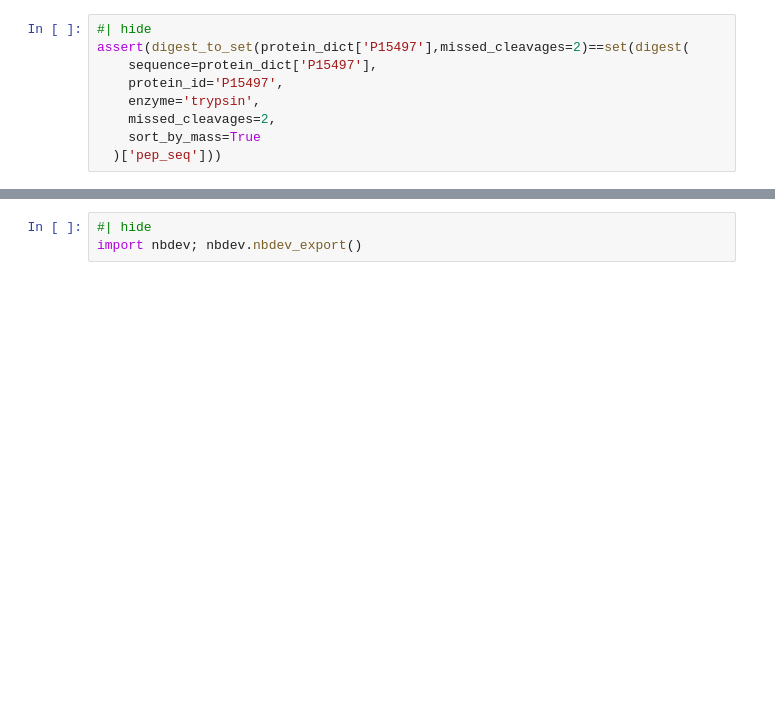
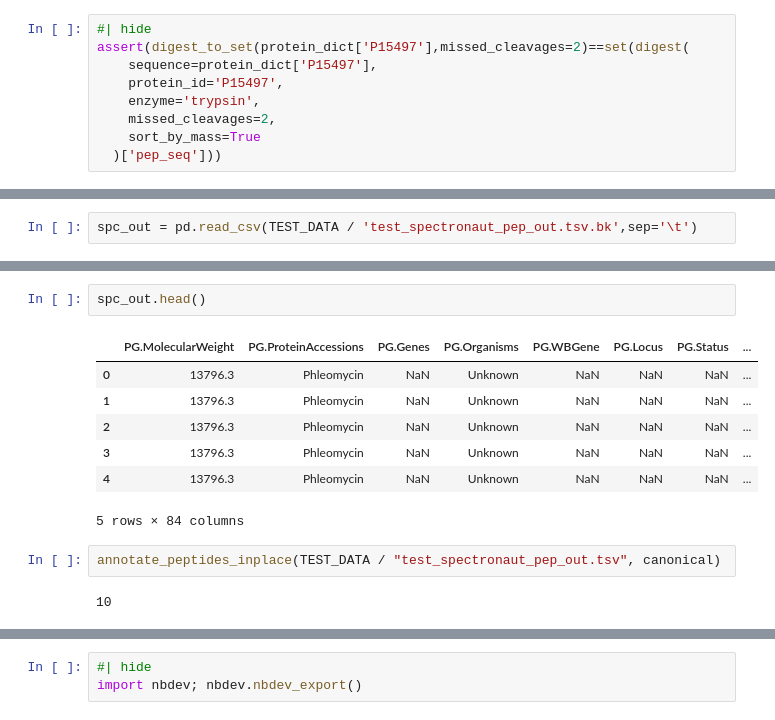
Before and after one commit to mtinti/protein_cutter, a Jupyter notebook: nbs/00_core.ipynb, the cells around one changed output, grey strips where cells are left out. Cells and saved outputs as stored; diff of their text form; blank space fills up the shorter version.

Commit message:
add parsing logic for spectronaut output

```diff
--- a/nbs/00_core.ipynb
+++ b/nbs/00_core.ipynb
@@ -329,0 +510,2 @@ assert(digest_to_set(protein_dict['P15497'],missed_cleavages=2)==set(digest(
+# %%
+spc_out = pd.read_csv(TEST_DATA / 'test_spectronaut_pep_out.tsv.bk',sep='\t')
@@ -329,0 +526,14 @@ assert(digest_to_set(protein_dict['P15497'],missed_cleavages=2)==set(digest(
+# %%
+spc_out.head()
+# %% [output]
+|  | PG.MolecularWeight | PG.ProteinAccessions | PG.Genes | PG.Organisms | PG.WBGene | PG.Locus | PG.Status | ... |
+| 0 | 13796.3 | Phleomycin | NaN | Unknown | NaN | NaN | NaN | ... |
+| 1 | 13796.3 | Phleomycin | NaN | Unknown | NaN | NaN | NaN | ... |
+| 2 | 13796.3 | Phleomycin | NaN | Unknown | NaN | NaN | NaN | ... |
+| 3 | 13796.3 | Phleomycin | NaN | Unknown | NaN | NaN | NaN | ... |
+| 4 | 13796.3 | Phleomycin | NaN | Unknown | NaN | NaN | NaN | ... |
+5 rows × 84 columns
+# %%
+annotate_peptides_inplace(TEST_DATA / "test_spectronaut_pep_out.tsv", canonical)
+# %% [output]
+10
```
Also changed, not shown: parts of 9 cells of this notebook, 4 other files.
